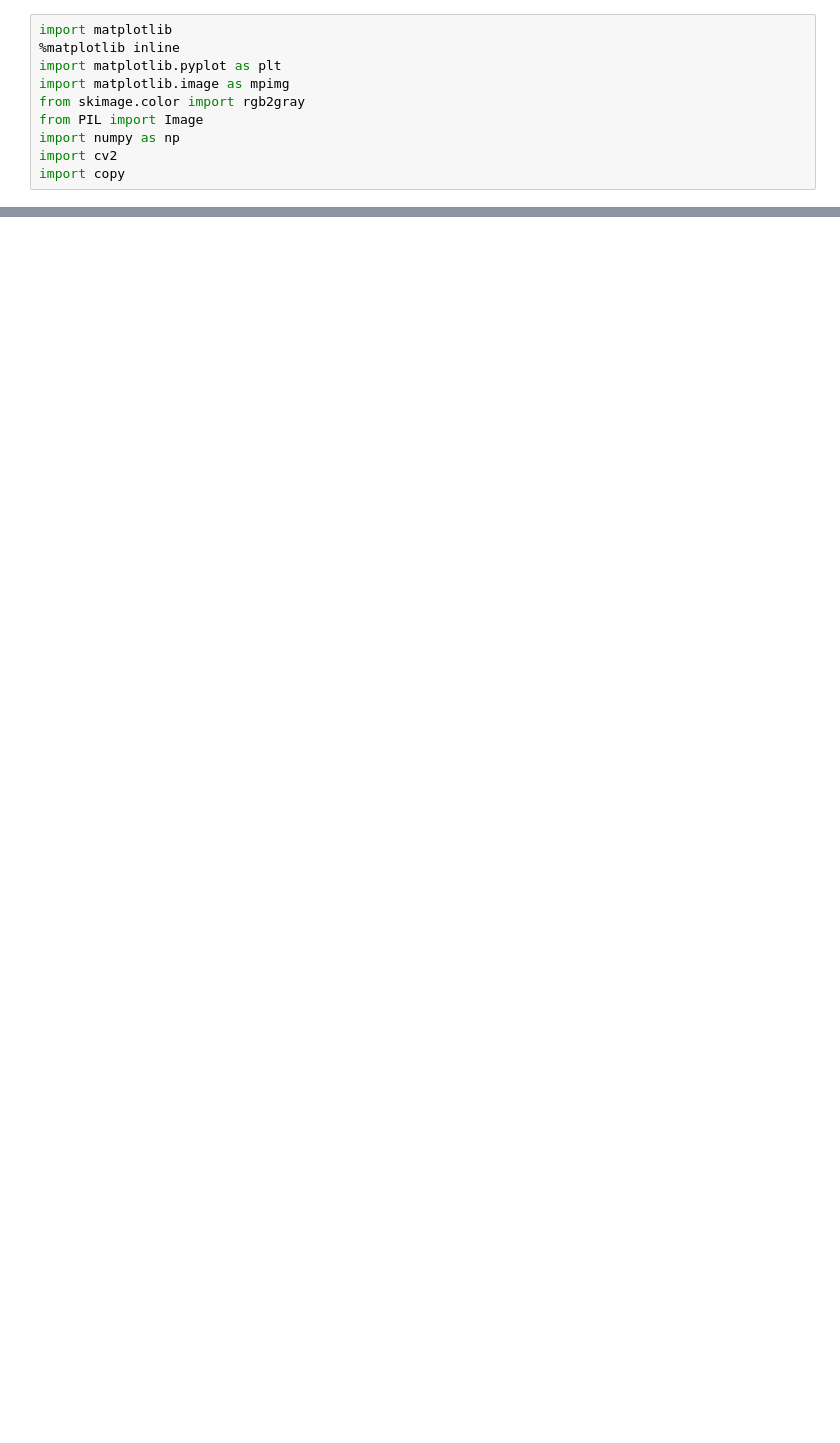
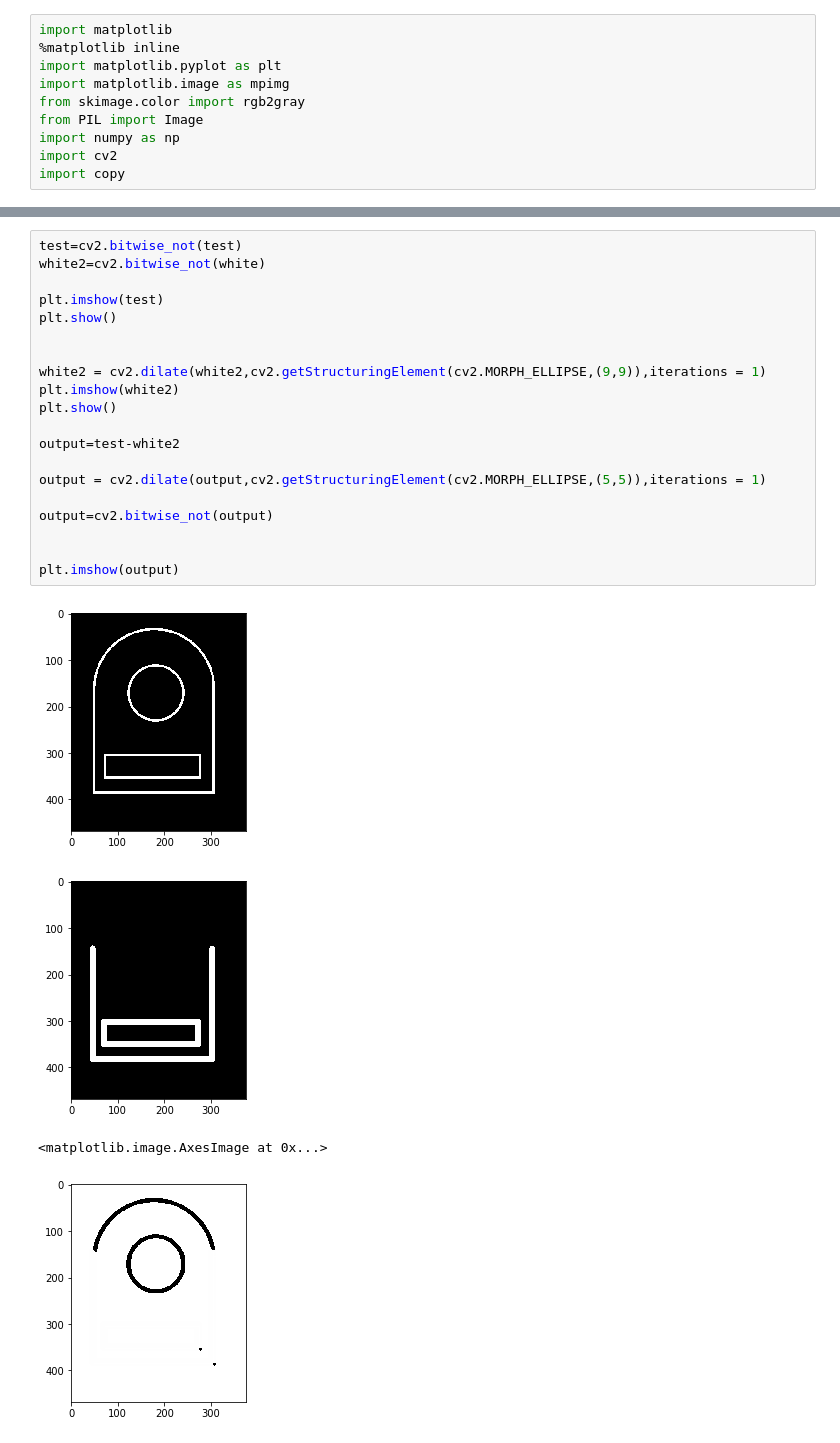
Before and after one commit to ahmhekal/Drawings_To_autoCad, a Jupyter notebook: first.ipynb, the cells around one changed output, grey strips where cells are left out. Saved outputs shown, nothing was run; the diff lists cells and outputs as text; blank space fills up the shorter version.

```diff
--- a/first.ipynb
+++ b/first.ipynb
@@ -177,0 +185,25 @@ plt.imshow(white)
+# %%
+test=cv2.bitwise_not(test)
+white2=cv2.bitwise_not(white)
+
+plt.imshow(test)
+plt.show()
+
+
+white2 = cv2.dilate(white2,cv2.getStructuringElement(cv2.MORPH_ELLIPSE,(9,9)),iterations = 1)
+plt.imshow(white2)
+plt.show()
+
+output=test-white2
+
+output = cv2.dilate(output,cv2.getStructuringElement(cv2.MORPH_ELLIPSE,(5,5)),iterations = 1)
+
+output=cv2.bitwise_not(output)
+
+
+plt.imshow(output)
+# %% [output]
+[figure, added]
+[figure, added]
+<matplotlib.image.AxesImage at 0x...>
+[figure, added]
```
Also changed, not shown: parts of 4 cells of this notebook, 27 other files.
